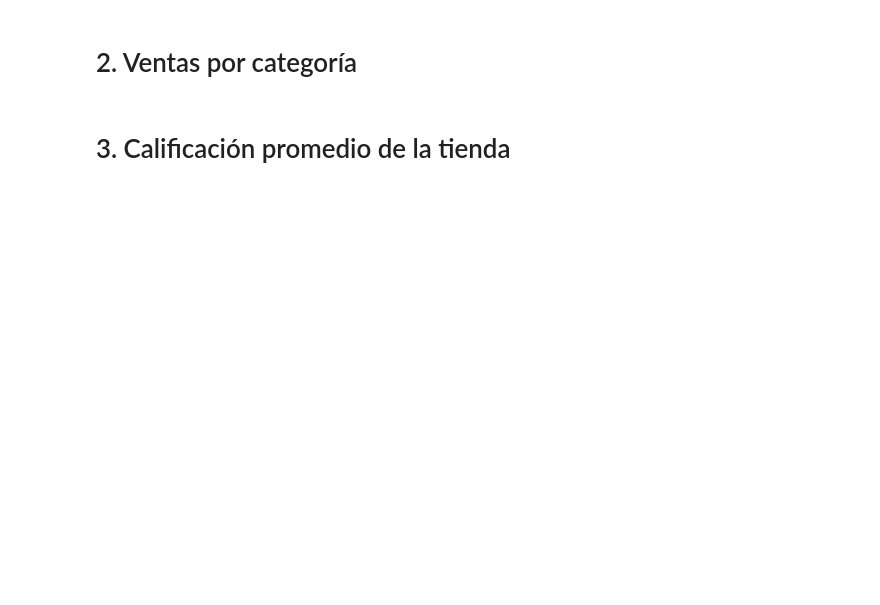
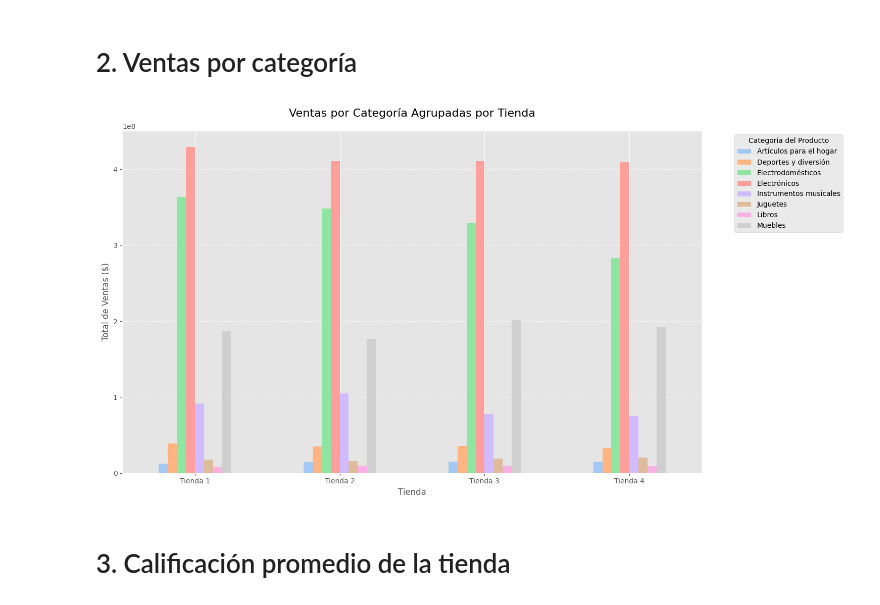
Before and after one commit to hectororuga/AluraStore, a Jupyter notebook: AluraStoreLatam.ipynb, the cells around one changed output. Cells and saved outputs as stored; diff of their text form; code cells hidden in the pictures; blank space fills up the shorter version.

```diff
--- a/AluraStoreLatam.ipynb
+++ b/AluraStoreLatam.ipynb
@@ -36,4 +77,35 @@ Prueba 2
 # %% [markdown]
 # 2. Ventas por categoría
+# %%
+import pandas as pd
+import matplotlib.pyplot as plt
+# Combina todos los dataframes en uno solo, agregando una columna para la tienda de origen
+all_tiendas_con_tienda = pd.concat(
+    [df_tienda1.assign(Tienda='Tienda 1'),
+     df_tienda2.assign(Tienda='Tienda 2'),
+     df_tienda3.assign(Tienda='Tienda 3'),
+     df_tienda4.assign(Tienda='Tienda 4')],
+    ignore_index=True
+)
+
+# Agrupa los datos por 'Tienda' y 'Categoría del Producto' y suma los precios
+ventas_por_tienda_categoria = all_tiendas_con_tienda.groupby(['Tienda', 'Categoría del Producto'])['Precio'].sum().unstack(fill_value=0)
+
+# Crea el gráfico de barras agrupadas
+ventas_por_tienda_categoria.plot(kind='bar', figsize=(15, 8))
+
+# Personaliza el gráfico
+plt.title('Ventas por Categoría Agrupadas por Tienda', fontsize=16, pad=20)
+plt.xlabel('Tienda', fontsize=12)
+plt.ylabel('Total de Ventas ($)', fontsize=12)
+plt.xticks(rotation=0) # Mantener las etiquetas del eje X horizontales
+plt.grid(axis='y', linestyle='--', alpha=0.7)
+plt.legend(title='Categoría del Producto', bbox_to_anchor=(1.05, 1), loc='upper left') # Leyenda fuera del gráfico
+
+# Muestra el gráfico
+plt.tight_layout()
+plt.show()
+# %% [output]
+[figure, added]
 # %% [markdown]
 # 3. Calificación promedio de la tienda
```
Also changed, not shown: parts of 6 cells of this notebook.
